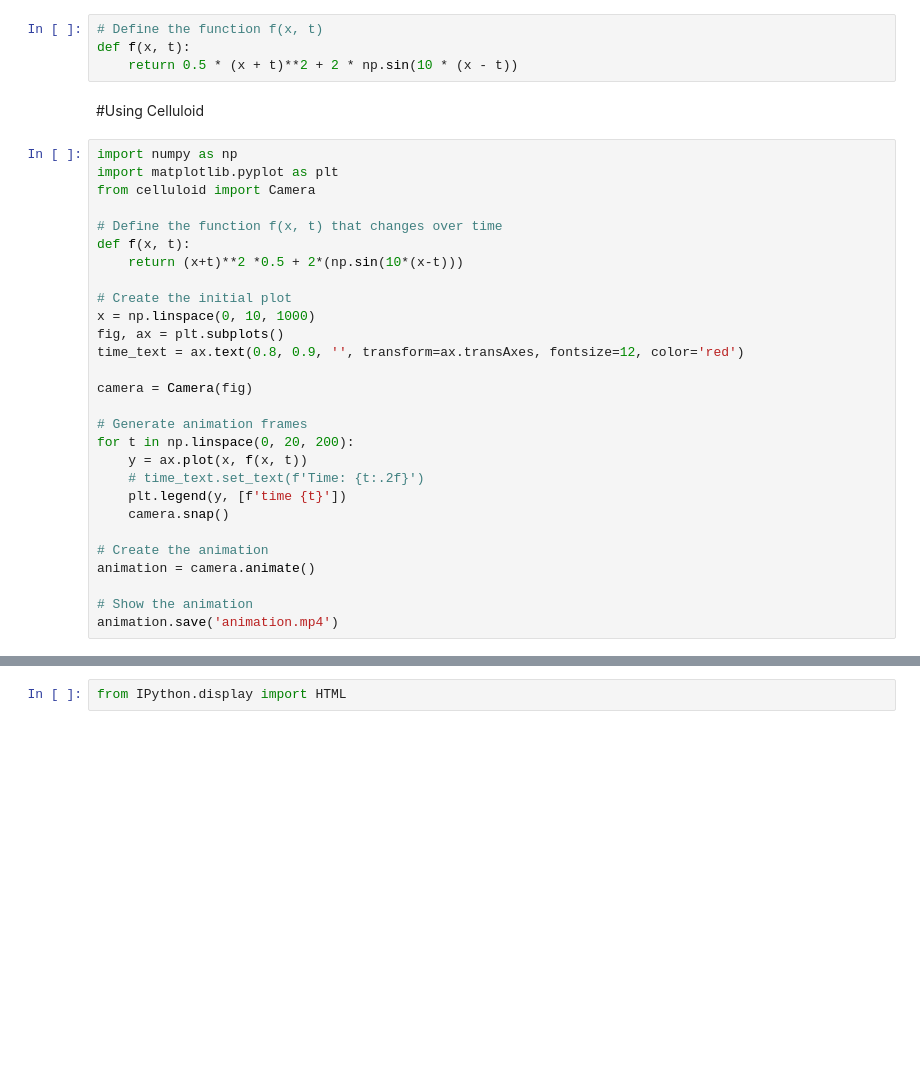
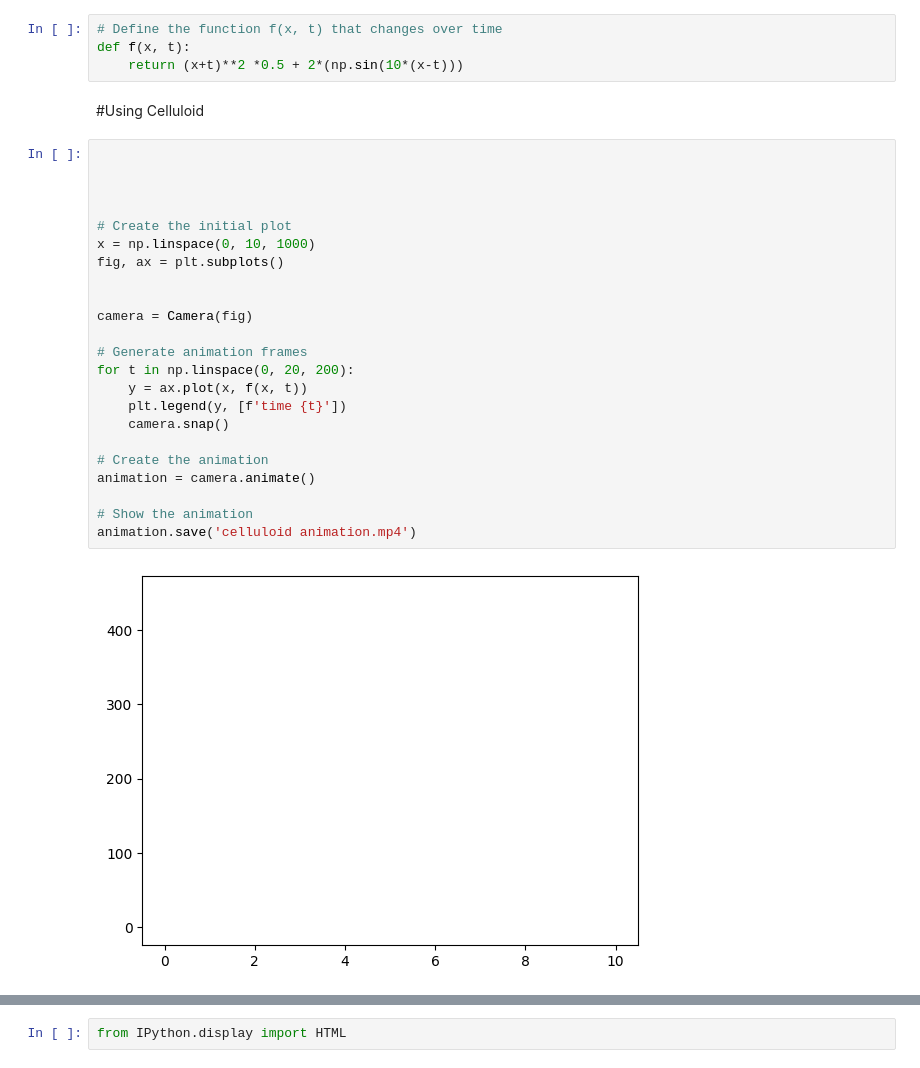
Before and after one commit to sinancc/MA22C026_2023_PL, a Jupyter notebook: Assignments/Assignment 10/celluloid_Animation.ipynb, the cells around one changed output, grey strips where cells are left out. Drawn from its saved outputs; the diff is of its cells as text; blank space fills up the shorter version.

```diff
--- a/Assignments/Assignment 10/celluloid_Animation.ipynb
+++ b/Assignments/Assignment 10/celluloid_Animation.ipynb
@@ -22,39 +19,36 @@ import numpy as np
 from matplotlib.animation import FuncAnimation
 from celluloid import Camera
 # %%
-# Define the function f(x, t)
+# Define the function f(x, t) that changes over time
 def f(x, t):
-    return 0.5 * (x + t)**2 + 2 * np.sin(10 * (x - t))
+    return (x+t)**2 *0.5 + 2*(np.sin(10*(x-t)))
 # %% [markdown]
 #Using Celluloid
 # %%
-import numpy as np
-import matplotlib.pyplot as plt
-from celluloid import Camera
 
-# Define the function f(x, t) that changes over time
-def f(x, t):
-    return (x+t)**2 *0.5 + 2*(np.sin(10*(x-t)))
+
+
 
 # Create the initial plot
 x = np.linspace(0, 10, 1000)
 fig, ax = plt.subplots()
-time_text = ax.text(0.8, 0.9, '', transform=ax.transAxes, fontsize=12, color='red')
+
 
 camera = Camera(fig)
 
 # Generate animation frames
 for t in np.linspace(0, 20, 200):
     y = ax.plot(x, f(x, t))
-    # time_text.set_text(f'Time: {t:.2f}')
     plt.legend(y, [f'time {t}'])
     camera.snap()
 
 # Create the animation
 animation = camera.animate()
 
 # Show the animation
-animation.save('animation.mp4')
+animation.save('celluloid animation.mp4')
+# %% [output]
+[figure, added]
 # %%
 !pip install ipython
 # %% [output]
```
Also changed, not shown: parts of 2 cells of this notebook, 1 other file.
